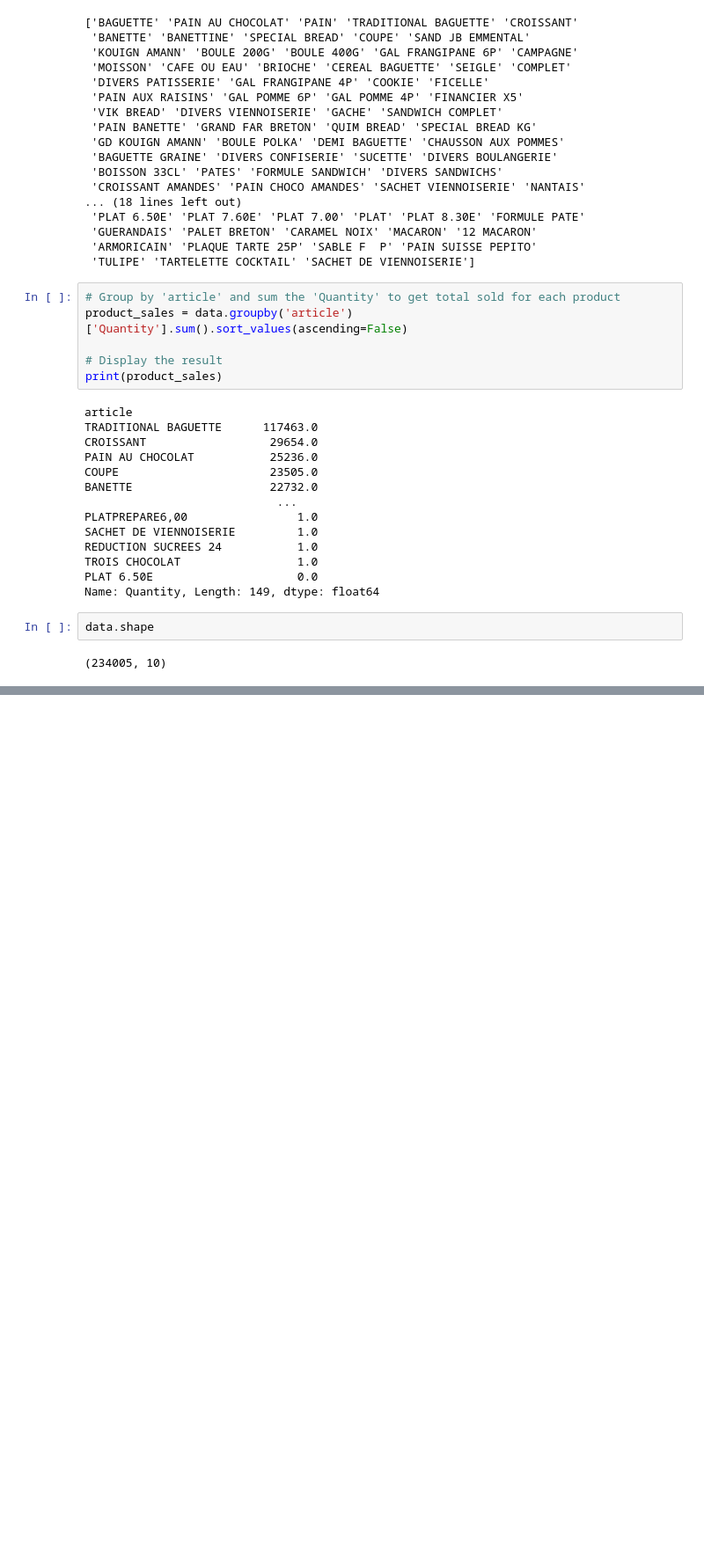
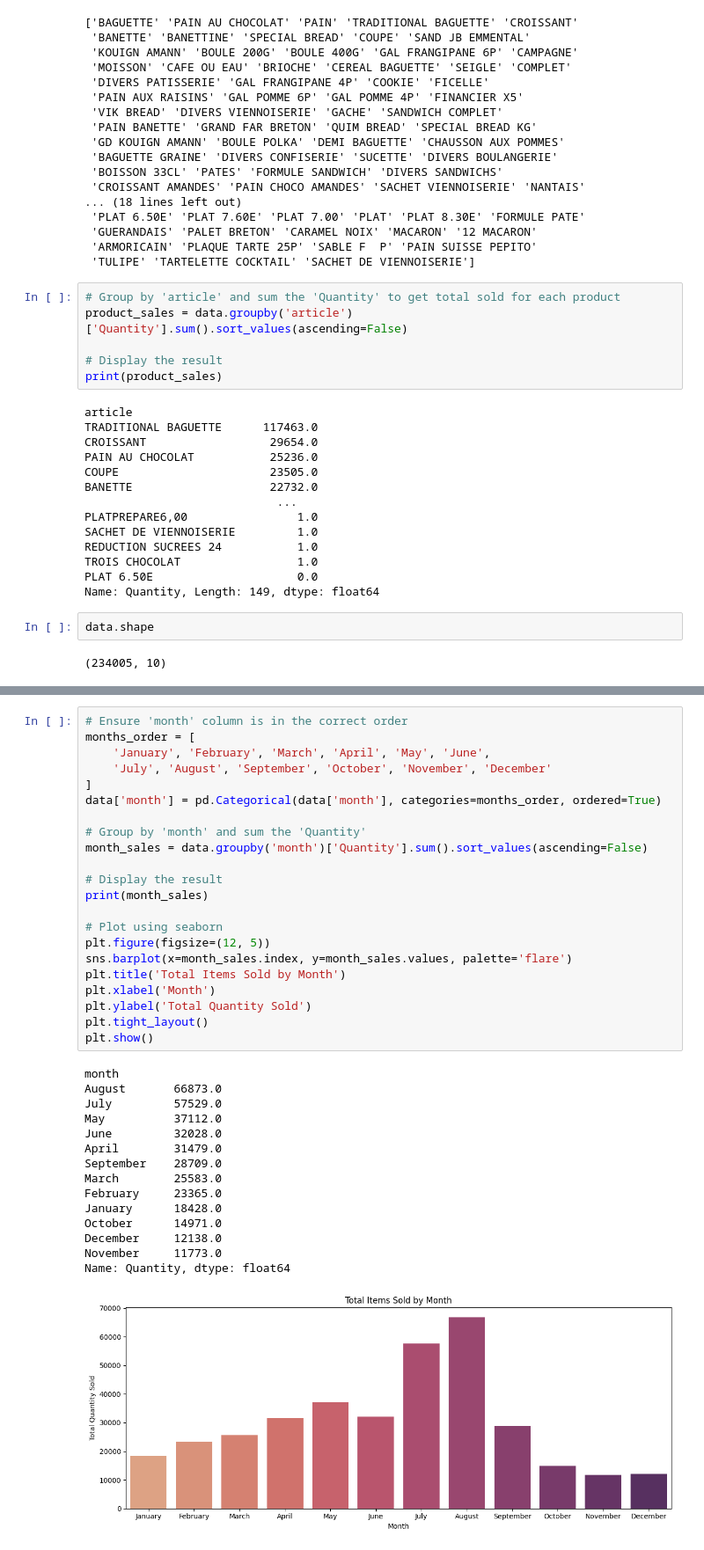
Before and after one commit to murad-02/French_Bakery_Daily_Sales, a Jupyter notebook: Notebook_File/bakery_sales.ipynb, the cells around one changed output, grey strips where cells are left out. Shown at 88% size. Cells and saved outputs as stored; diff of their text form; blank space fills up the shorter version.

```diff
--- a/Notebook_File/bakery_sales.ipynb
+++ b/Notebook_File/bakery_sales.ipynb
@@ -260,0 +393,38 @@ data.shape
+# %%
+# Ensure 'month' column is in the correct order
+months_order = [
+    'January', 'February', 'March', 'April', 'May', 'June',
+    'July', 'August', 'September', 'October', 'November', 'December'
+]
+data['month'] = pd.Categorical(data['month'], categories=months_order, ordered=True)
+
+# Group by 'month' and sum the 'Quantity'
+month_sales = data.groupby('month')['Quantity'].sum().sort_values(ascending=False)
+
+# Display the result
+print(month_sales)
+
+# Plot using seaborn
+plt.figure(figsize=(12, 5))
+sns.barplot(x=month_sales.index, y=month_sales.values, palette='flare')
+plt.title('Total Items Sold by Month')
+plt.xlabel('Month')
+plt.ylabel('Total Quantity Sold')
+plt.tight_layout()
+plt.show()
+# %% [output]
+month
+August       66873.0
+July         57529.0
+May          37112.0
+June         32028.0
+April        31479.0
+September    28709.0
+March        25583.0
+February     23365.0
+January      18428.0
+October      14971.0
+December     12138.0
+November     11773.0
+Name: Quantity, dtype: float64
+[figure, added]
```
Also changed, not shown: parts of 8 cells of this notebook.
